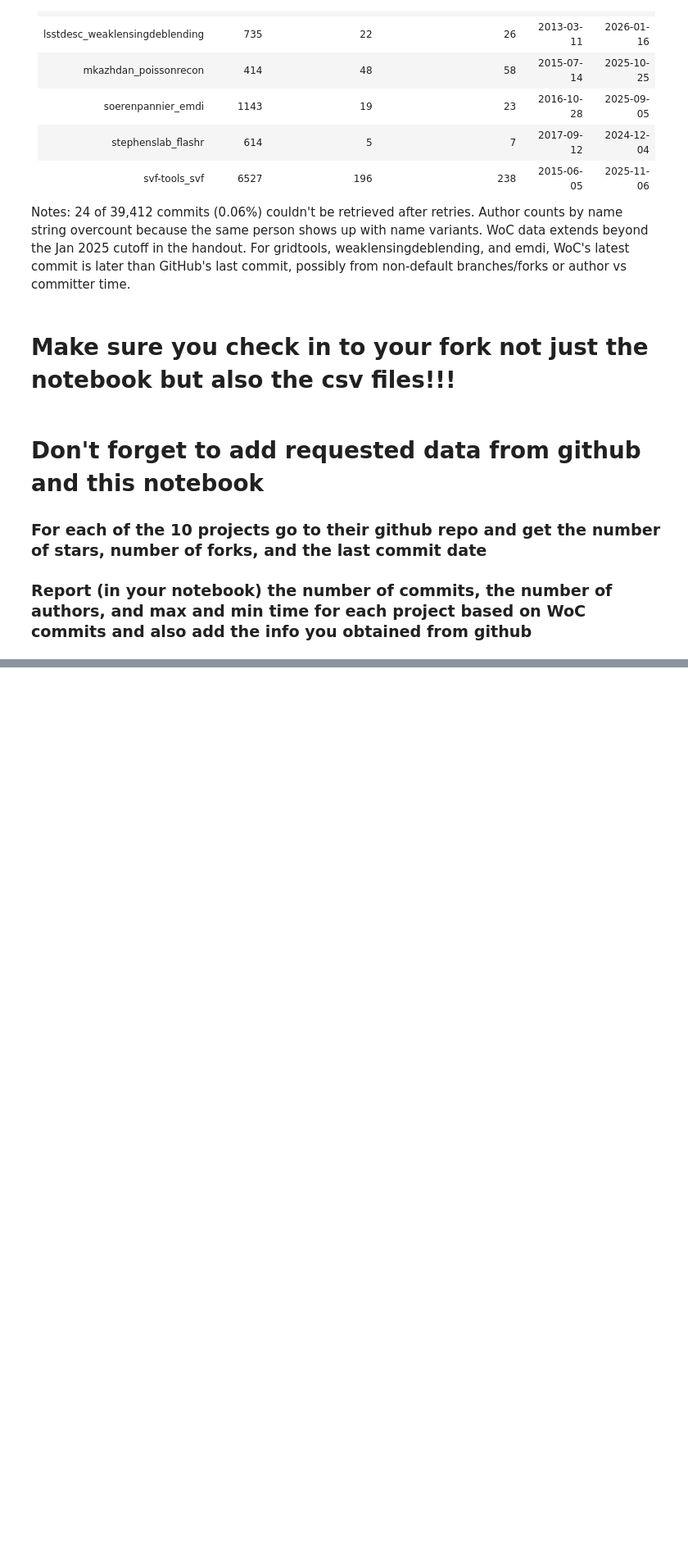
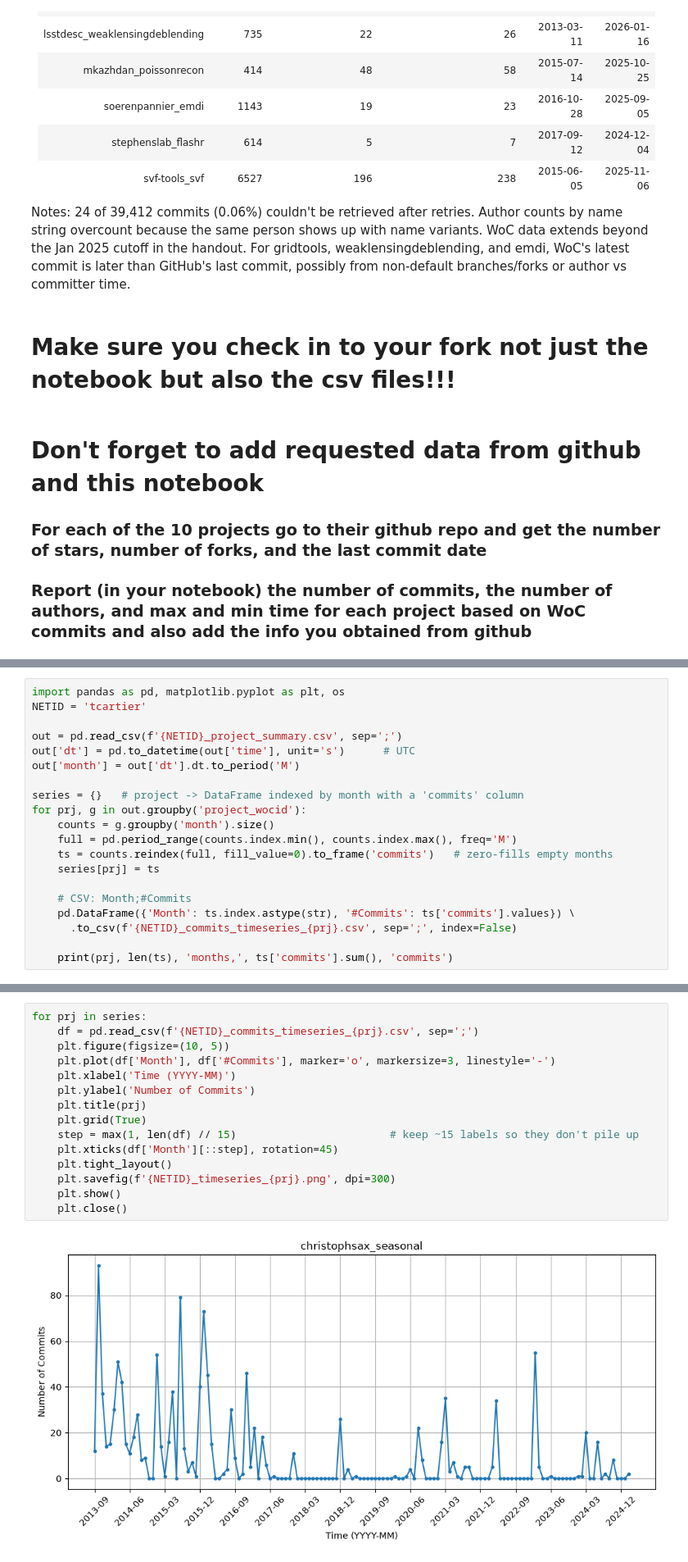
Before and after one commit to TylerCartier106/MiniProject2, a Jupyter notebook: tcartier.ipynb, the cells around one changed output, grey strips where cells are left out. Shown at 82% size. Saved outputs shown, nothing was run; the diff lists cells and outputs as text; blank space fills up the shorter version.

```diff
--- a/tcartier.ipynb
+++ b/tcartier.ipynb
@@ -219,0 +222,20 @@ Notes: 24 of 39,412 commits (0.06%) couldn't be retrieved after retries. Author
+# %%
+import pandas as pd, matplotlib.pyplot as plt, os
+NETID = 'tcartier'
+
+out = pd.read_csv(f'{NETID}_project_summary.csv', sep=';')
+out['dt'] = pd.to_datetime(out['time'], unit='s')      # UTC
+out['month'] = out['dt'].dt.to_period('M')
+
+series = {}   # project -> DataFrame indexed by month with a 'commits' column
+for prj, g in out.groupby('project_wocid'):
+    counts = g.groupby('month').size()
+    full = pd.period_range(counts.index.min(), counts.index.max(), freq='M')
+    ts = counts.reindex(full, fill_value=0).to_frame('commits')   # zero-fills empty months
+    series[prj] = ts
+
+    # CSV: Month;#Commits
+    pd.DataFrame({'Month': ts.index.astype(str), '#Commits': ts['commits'].values}) \
+      .to_csv(f'{NETID}_commits_timeseries_{prj}.csv', sep=';', index=False)
+
+    print(prj, len(ts), 'months,', ts['commits'].sum(), 'commits')
@@ -219,0 +253,17 @@ Notes: 24 of 39,412 commits (0.06%) couldn't be retrieved after retries. Author
+# %%
+for prj in series:
+    df = pd.read_csv(f'{NETID}_commits_timeseries_{prj}.csv', sep=';')
+    plt.figure(figsize=(10, 5))
+    plt.plot(df['Month'], df['#Commits'], marker='o', markersize=3, linestyle='-')
+    plt.xlabel('Time (YYYY-MM)')
+    plt.ylabel('Number of Commits')
+    plt.title(prj)
+    plt.grid(True)
+    step = max(1, len(df) // 15)                        # keep ~15 labels so they don't pile up
+    plt.xticks(df['Month'][::step], rotation=45)
+    plt.tight_layout()
+    plt.savefig(f'{NETID}_timeseries_{prj}.png', dpi=300)
+    plt.show()
+    plt.close()
+# %% [output]
+[figure, added]
```
Also changed, not shown: parts of 8 cells of this notebook, 34 other files.
